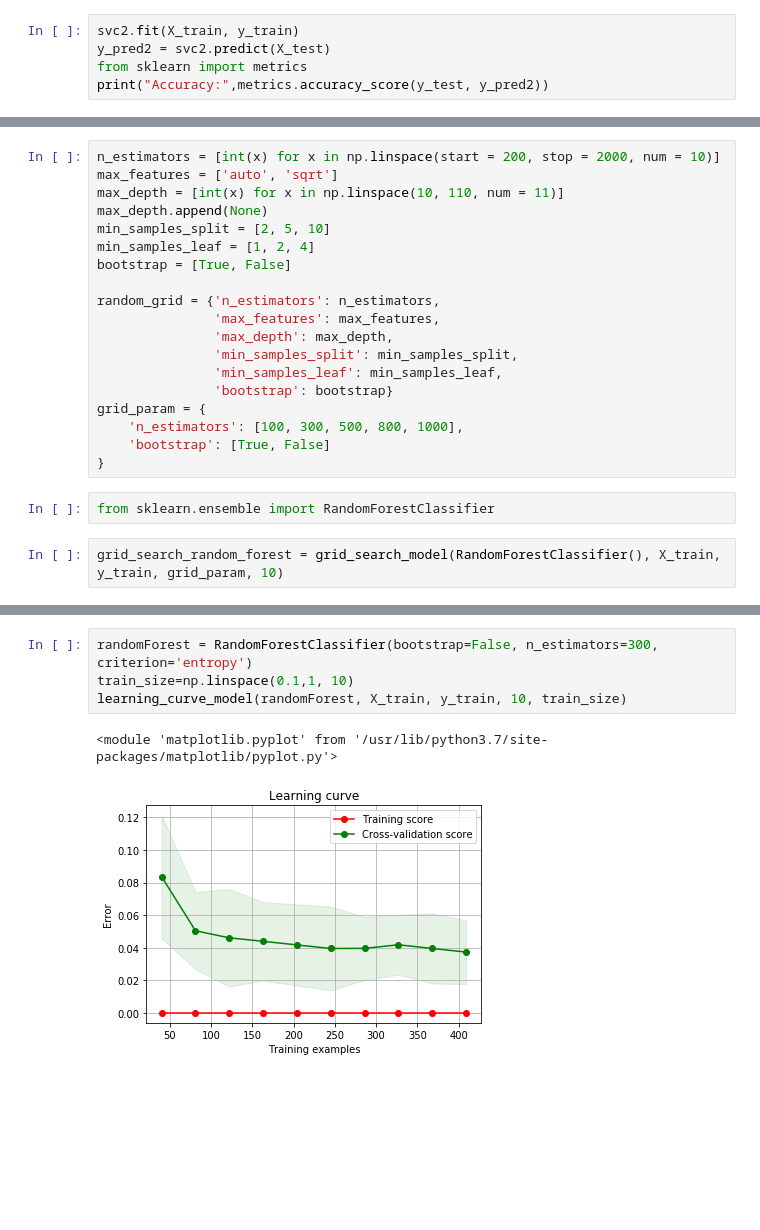
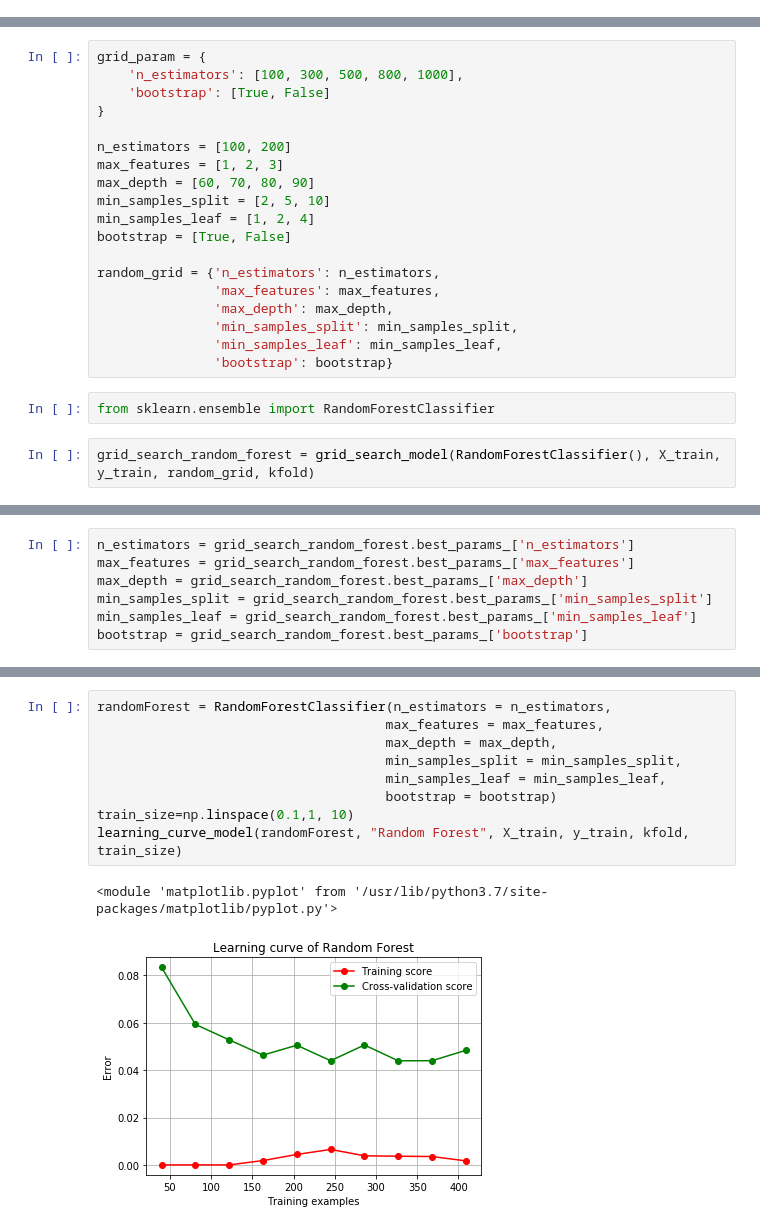
Before and after one commit to ffurkanhas/MachineLearning-Hw2, a Jupyter notebook: Fatih_Furkan_Has_141101024.ipynb, the cells around one changed output, grey strips where cells are left out. Cells and saved outputs as stored; diff of their text form; blank space fills up the shorter version.

```diff
--- a/Fatih_Furkan_Has_141101024.ipynb
+++ b/Fatih_Furkan_Has_141101024.ipynb
@@ -199,5 +186,0 @@ learning_curve_model(svc2, X_train, y_train, kfold, train_size)
-# %%
-svc2.fit(X_train, y_train)
-y_pred2 = svc2.predict(X_test)
-from sklearn import metrics
-print("Accuracy:",metrics.accuracy_score(y_test, y_pred2))
@@ -206,8 +189,12 @@ Accuracy: 0.9912280701754386
 # %%
-n_estimators = [int(x) for x in np.linspace(start = 200, stop = 2000, num = 10)]
-max_features = ['auto', 'sqrt']
-max_depth = [int(x) for x in np.linspace(10, 110, num = 11)]
-max_depth.append(None)
+grid_param = {
+    'n_estimators': [100, 300, 500, 800, 1000],
+    'bootstrap': [True, False]
+}
+
+n_estimators = [100, 200]
+max_features = [1, 2, 3]
+max_depth = [60, 70, 80, 90]
 min_samples_split = [2, 5, 10]
 min_samples_leaf = [1, 2, 4]
 bootstrap = [True, False]
@@ -218,12 +205,8 @@ random_grid = {'n_estimators': n_estimators,
                'min_samples_split': min_samples_split,
                'min_samples_leaf': min_samples_leaf,
                'bootstrap': bootstrap}
-grid_param = {
-    'n_estimators': [100, 300, 500, 800, 1000],
-    'bootstrap': [True, False]
-}
 # %%
 from sklearn.ensemble import RandomForestClassifier
 # %%
-grid_search_random_forest = grid_search_model(RandomForestClassifier(), X_train, y_train, grid_param, 10)
+grid_search_random_forest = grid_search_model(RandomForestClassifier(), X_train, y_train, random_grid, kfold)
 # %% [output]
@@ -234,0 +223,7 @@ grid_search_random_forest.best_params_
+# %%
+n_estimators = grid_search_random_forest.best_params_['n_estimators']
+max_features = grid_search_random_forest.best_params_['max_features']
+max_depth = grid_search_random_forest.best_params_['max_depth']
+min_samples_split = grid_search_random_forest.best_params_['min_samples_split']
+min_samples_leaf = grid_search_random_forest.best_params_['min_samples_leaf']
+bootstrap = grid_search_random_forest.best_params_['bootstrap']
@@ -235,10 +234,15 @@ grid_search_random_forest.best_params_
 # %%
-randomForest = RandomForestClassifier(bootstrap=False, n_estimators=300, criterion='entropy')
+randomForest = RandomForestClassifier(n_estimators = n_estimators,
+                                     max_features = max_features,
+                                     max_depth = max_depth,
+                                     min_samples_split = min_samples_split,
+                                     min_samples_leaf = min_samples_leaf,
+                                     bootstrap = bootstrap)
 train_size=np.linspace(0.1,1, 10)
-learning_curve_model(randomForest, X_train, y_train, 10, train_size)
+learning_curve_model(randomForest, "Random Forest", X_train, y_train, kfold, train_size)
 # %% [output]
 <module 'matplotlib.pyplot' from '/usr/lib/python3.7/site-packages/matplotlib/pyplot.py'>
-[figure, old version]
+[figure, new version]
 # %%
 randomForest.fit(X_train, y_train)
 y_pred3 = randomForest.predict(X_test)
```
Also changed, not shown: parts of 27 cells of this notebook.
